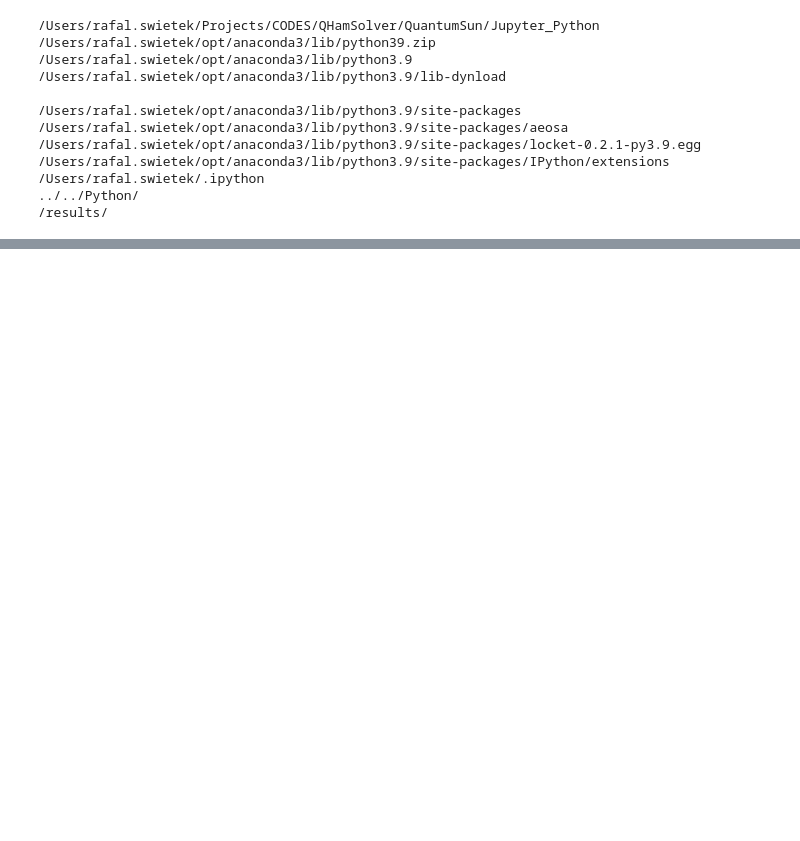
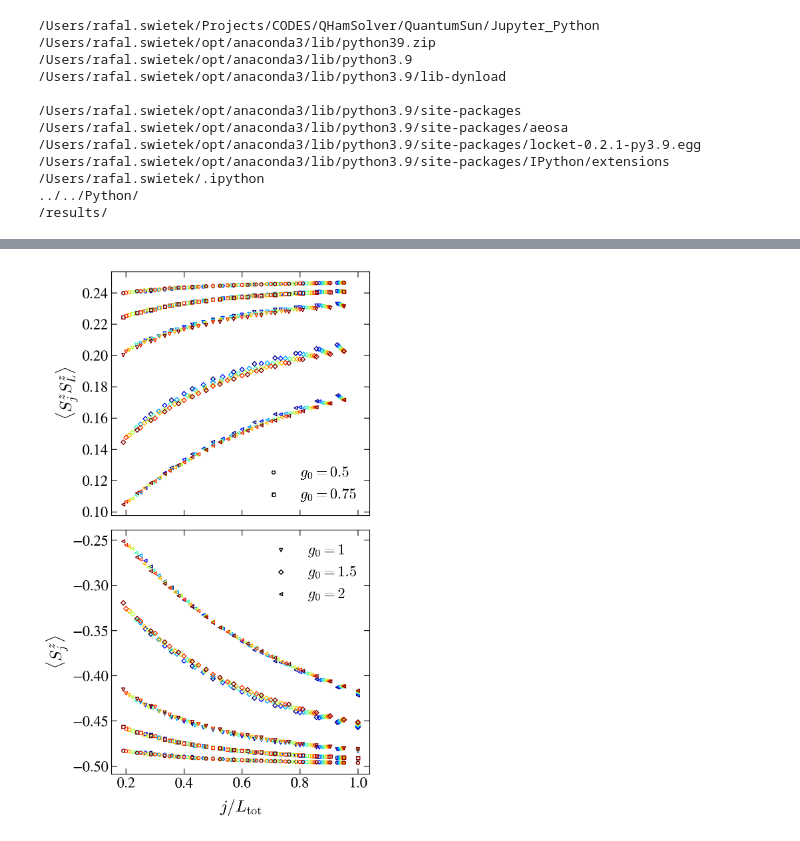
Before and after one commit to Rafal-Swietek/QHamSolver, a Jupyter notebook: QuantumSun/Jupyter_Python/GROUND_STATE.ipynb, the cells around one changed output, grey strips where cells are left out. Saved outputs shown, nothing was run; the diff lists cells and outputs as text; code cells hidden in the pictures; blank space fills up the shorter version.

Commit message:
QSun normalized grain, added fractality for ground state

```diff
--- a/QuantumSun/Jupyter_Python/GROUND_STATE.ipynb
+++ b/QuantumSun/Jupyter_Python/GROUND_STATE.ipynb
@@ -247,0 +404,75 @@ _L=13,N=3,J=1,g=1,zeta=0.2,alfa=0.8,h=1,w=0.5,ini_ave.hdf5
+# %%
+markers = itertools.cycle(markers_ls)
+
+L=20
+J=1
+alfa=1.0
+h=1.0
+w=0.5
+zeta=0.2
+gamma=1.0
+conf_disorder = False
+
+N=3
+scaled_dis = 0
+
+ini_ave = 0
+
+Ltot = L + N
+sizes = np.arange(11, 19, 1)
+norm = matplotlib.colors.Normalize(
+    vmin=np.min(sizes),
+    vmax=np.max(sizes))
+
+
+# create a ScalarMappable and initialize a data structure
+s_m = matplotlib.cm.ScalarMappable(cmap='jet', norm=norm)
+s_m.set_array([])
+
+fig, axis = plt.subplots( nrows=2, ncols=1, figsize=(5, 10), dpi = 200, sharex = True)
+
+
+state = 'GS'
+# state = 'excited'
+
+alfa = 1
+for iia, J in enumerate([0.5, 0.75, 1, 1.5, 2]):
+    mar = next(markers)
+    for L in sizes:
+        Ltot = L+N
+        sites = np.arange(N, Ltot)+1
+        # sites2 = np.arange(0, Ltot)
+        X, Y = np.meshgrid(sites, sites)
+        name = base_dir + 'GroundState/TESTS/' + info(L=L, N=N, J=J, gamma=gamma, zeta=zeta, alfa=alfa, h=h, w=w, ini_ave = ini_ave, ext='.hdf5', scaled_disorder=scaled_dis)
+        if exists(name):
+            with h5py.File(name, "r") as file:
+
+                Sx_GS = np.array(file.get('SzSz ' + state))[-1][N:-1]# + np.array(file.get('SySy ' + state))[-1][N:-1] + np.array(file.get('SxSx ' + state))[-1][N:-1]
+                axis[0].scatter( (sites[:-1]) / Ltot, Sx_GS, marker=mar, color=s_m.to_rgba(L), facecolor='None', s=12)
+
+                Sz_GS = np.array(file.get('Sz ' + state))[N:]
+                axis[1].scatter( (sites) / Ltot, (Sz_GS), marker=mar, color=s_m.to_rgba(L), facecolor='None', s=12)
+        else:
+            print(name)
+    axis[0].scatter( np.nan, np.nan, marker=mar, color='k', facecolor='None', s=12, label = r"$g_0=%g$"%J if iia < 2 else "")
+    axis[1].scatter( np.nan, np.nan, marker=mar, color='k', facecolor='None', s=12, label = r"$g_0=%g$"%J if iia >= 2 else "")
+fig_help.set_plot_elements(axis[0], ylabel=r"$\langle S^z_jS^z_L\rangle$", xlabel=r"", font_size=16, set_legend=True)
+fig_help.set_plot_elements(axis[1], ylabel=r"$\langle S^z_j\rangle$", xlabel=r"$j/L_{\rm tot}$", font_size=16, set_legend=True)
+
+# axis[iia].xaxis.set_major_formatter(matplotlib.ticker.FuncFormatter(lambda x, pos: "%g"%x ))
+# axis[iia].xaxis.set_minor_formatter(matplotlib.ticker.FuncFormatter(lambda x, pos: "%g"%x ))
+# axis[iia].set_xlim(0, 1)
+# axis[0].set_ylim(0, 0.25)
+# axis[1].set_ylim(0.5, 0)
+
+
+fig2.subplots_adjust(right=0.92)
+cbar_ax = fig2.add_axes([0.93, 0.125, 0.015, 0.75])
+# fig.colorbar(im, cax=cbar_ax)
+cbar = fig2.colorbar(s_m, cax=cbar_ax, aspect=1)
+cbar.set_label(r"$L+N$", fontsize=16)
+cbar.ax.tick_params(labelsize=15)
+
+fig.subplots_adjust(wspace = 0.06, hspace=0.06)
+# %% [output]
+[figure, added]
```
Also changed, not shown: parts of 10 cells of this notebook, 11 other files.
